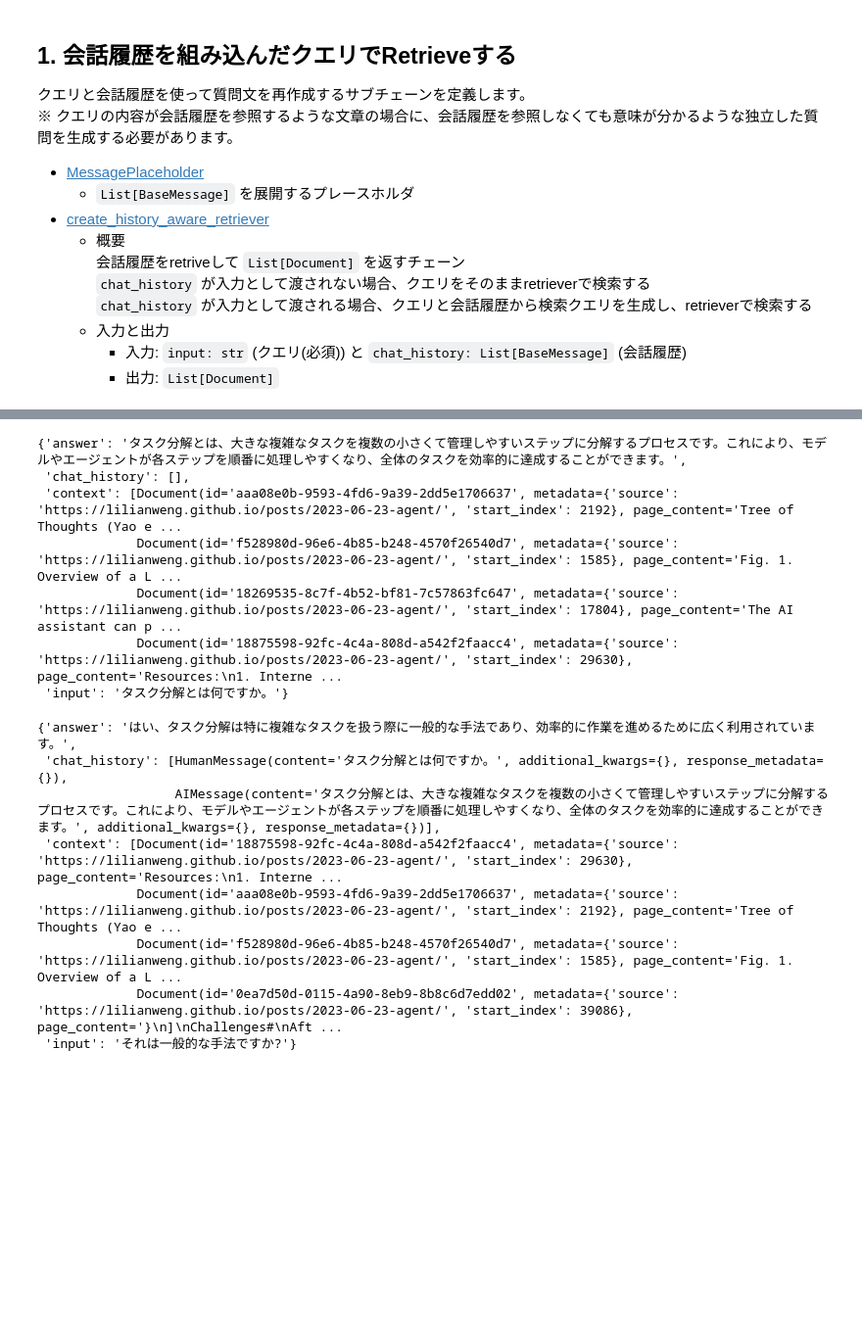
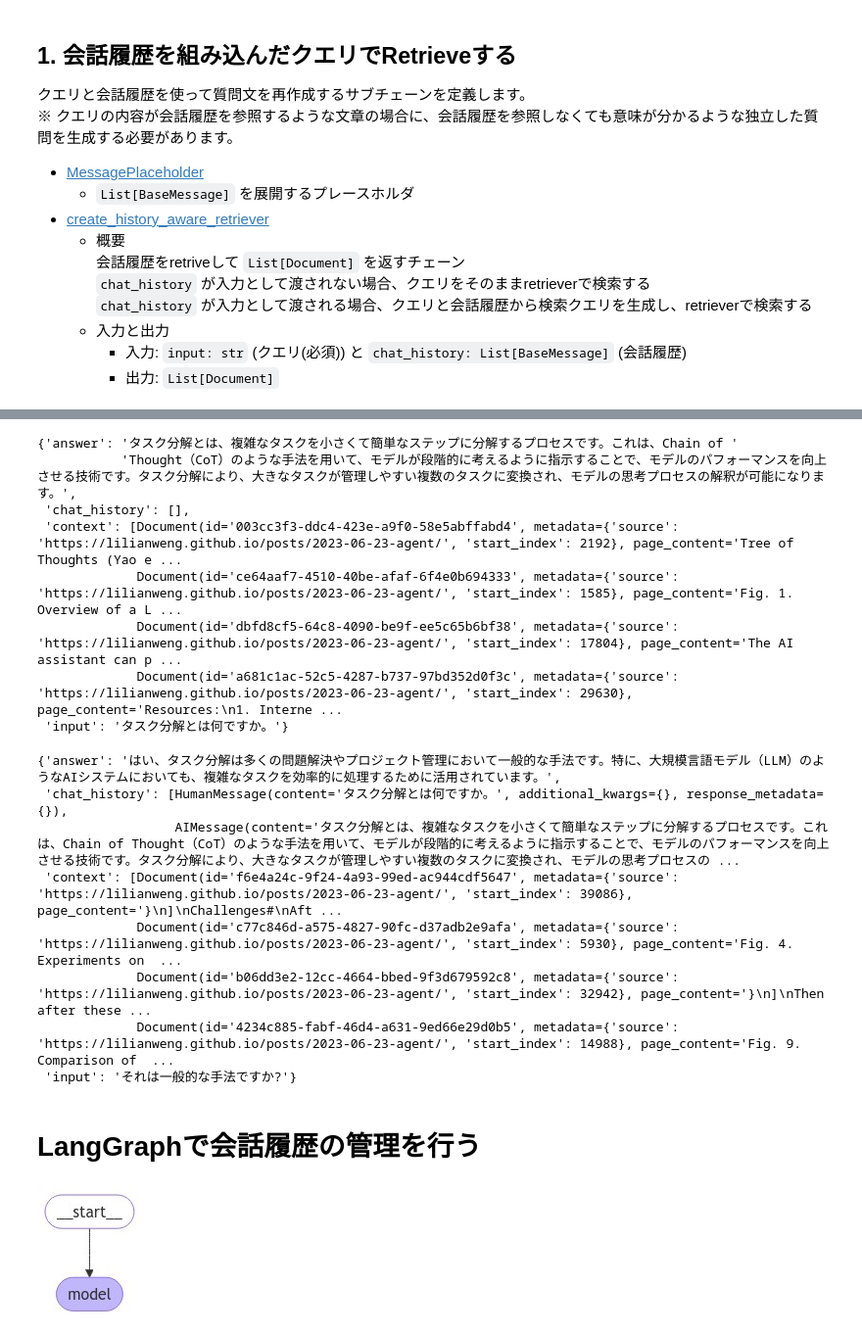
Before and after one commit to ng3rdstmadgke/llm-work, a Jupyter notebook: notebook/langchain-tutorial/06_conversational_rag_app.ipynb, the cells around one changed output, grey strips where cells are left out. Shown: that part at 98% size. Saved outputs shown, nothing was run; the diff lists cells and outputs as text; code cells hidden in the pictures; blank space fills up the shorter version.

```diff
--- a/notebook/langchain-tutorial/06_conversational_rag_app.ipynb
+++ b/notebook/langchain-tutorial/06_conversational_rag_app.ipynb
@@ -173,7 +218,7 @@ from langchain_core.runnables import RunnablePassthrough
 from langchain_core.output_parsers import StrOutputParser
 
 # モデル
-llm = ChatOpenAI(model="gpt-4o-mini")
+llm = ChatOpenAI(model="gpt-4o")
 
 #
 # 1. ロード & 分割 & 保存
@@ -388,12 +442,13 @@ chat_history.extend([
     AIMessage(content=response["answer"])
 ])
 # %% [output]
-{'answer': 'タスク分解とは、大きな複雑なタスクを複数の小さくて管理しやすいステップに分解するプロセスです。これにより、モデルやエージェントが各ステップを順番に処理しやすくなり、全体のタスクを効率的に達成することができます。',
+{'answer': 'タスク分解とは、複雑なタスクを小さくて簡単なステップに分解するプロセスです。これは、Chain of '
+           'Thought（CoT）のような手法を用いて、モデルが段階的に考えるように指示することで、モデルのパフォーマンスを向上させる技術です。タスク分解により、大きなタスクが管理しやすい複数のタスクに変換され、モデルの思考プロセスの解釈が可能になります。',
  'chat_history': [],
- 'context': [Document(id='aaa08e0b-9593-4fd6-9a39-2dd5e1706637', metadata={'source': 'https://lilianweng.github.io/posts/2023-06-23-agent/', 'start_index': 2192}, page_content='Tree of Thoughts (Yao e ...
-             Document(id='f528980d-96e6-4b85-b248-4570f26540d7', metadata={'source': 'https://lilianweng.github.io/posts/2023-06-23-agent/', 'start_index': 1585}, page_content='Fig. 1. Overview of a L ...
-             Document(id='18269535-8c7f-4b52-bf81-7c57863fc647', metadata={'source': 'https://lilianweng.github.io/posts/2023-06-23-agent/', 'start_index': 17804}, page_content='The AI assistant can p ...
-             Document(id='18875598-92fc-4c4a-808d-a542f2faacc4', metadata={'source': 'https://lilianweng.github.io/posts/2023-06-23-agent/', 'start_index': 29630}, page_content='Resources:\n1. Interne ...
+ 'context': [Document(id='003cc3f3-ddc4-423e-a9f0-58e5abffabd4', metadata={'source': 'https://lilianweng.github.io/posts/2023-06-23-agent/', 'start_index': 2192}, page_content='Tree of Thoughts (Yao e ...
+             Document(id='ce64aaf7-4510-40be-afaf-6f4e0b694333', metadata={'source': 'https://lilianweng.github.io/posts/2023-06-23-agent/', 'start_index': 1585}, page_content='Fig. 1. Overview of a L ...
+             Document(id='dbfd8cf5-64c8-4090-be9f-ee5c65b6bf38', metadata={'source': 'https://lilianweng.github.io/posts/2023-06-23-agent/', 'start_index': 17804}, page_content='The AI assistant can p ...
+             Document(id='a681c1ac-52c5-4287-b737-97bd352d0f3c', metadata={'source': 'https://lilianweng.github.io/posts/2023-06-23-agent/', 'start_index': 29630}, page_content='Resources:\n1. Interne ...
  'input': 'タスク分解とは何ですか。'}
 # %%
 # クエリと会話履歴から独立した質問を生成して、Retriverで検索
@@ -401,11 +456,56 @@ chat_history.extend([
 response = rag_chain.invoke({"input": "それは一般的な手法ですか?", "chat_history": chat_history})
 pprint(response)
 # %% [output]
-{'answer': 'はい、タスク分解は特に複雑なタスクを扱う際に一般的な手法であり、効率的に作業を進めるために広く利用されています。',
+{'answer': 'はい、タスク分解は多くの問題解決やプロジェクト管理において一般的な手法です。特に、大規模言語モデル（LLM）のようなAIシステムにおいても、複雑なタスクを効率的に処理するために活用されています。',
  'chat_history': [HumanMessage(content='タスク分解とは何ですか。', additional_kwargs={}, response_metadata={}),
-                  AIMessage(content='タスク分解とは、大きな複雑なタスクを複数の小さくて管理しやすいステップに分解するプロセスです。これにより、モデルやエージェントが各ステップを順番に処理しやすくなり、全体のタスクを効率的に達成することができます。', additional_kwargs={}, response_metadata={})],
- 'context': [Document(id='18875598-92fc-4c4a-808d-a542f2faacc4', metadata={'source': 'https://lilianweng.github.io/posts/2023-06-23-agent/', 'start_index': 29630}, page_content='Resources:\n1. Interne ...
-             Document(id='aaa08e0b-9593-4fd6-9a39-2dd5e1706637', metadata={'source': 'https://lilianweng.github.io/posts/2023-06-23-agent/', 'start_index': 2192}, page_content='Tree of Thoughts (Yao e ...
-             Document(id='f528980d-96e6-4b85-b248-4570f26540d7', metadata={'source': 'https://lilianweng.github.io/posts/2023-06-23-agent/', 'start_index': 1585}, page_content='Fig. 1. Overview of a L ...
-             Document(id='0ea7d50d-0115-4a90-8eb9-8b8c6d7edd02', metadata={'source': 'https://lilianweng.github.io/posts/2023-06-23-agent/', 'start_index': 39086}, page_content='}\n]\nChallenges#\nAft ...
+                  AIMessage(content='タスク分解とは、複雑なタスクを小さくて簡単なステップに分解するプロセスです。これは、Chain of Thought（CoT）のような手法を用いて、モデルが段階的に考えるように指示することで、モデルのパフォーマンスを向上させる技術です。タスク分解により、大きなタスクが管理しやすい複数のタスクに変換され、モデルの思考プロセスの ...
+ 'context': [Document(id='f6e4a24c-9f24-4a93-99ed-ac944cdf5647', metadata={'source': 'https://lilianweng.github.io/posts/2023-06-23-agent/', 'start_index': 39086}, page_content='}\n]\nChallenges#\nAft ...
+             Document(id='c77c846d-a575-4827-90fc-d37adb2e9afa', metadata={'source': 'https://lilianweng.github.io/posts/2023-06-23-agent/', 'start_index': 5930}, page_content='Fig. 4. Experiments on  ...
+             Document(id='b06dd3e2-12cc-4664-bbed-9f3d679592c8', metadata={'source': 'https://lilianweng.github.io/posts/2023-06-23-agent/', 'start_index': 32942}, page_content='}\n]\nThen after these ...
+             Document(id='4234c885-fabf-46d4-a631-9ed66e29d0b5', metadata={'source': 'https://lilianweng.github.io/posts/2023-06-23-agent/', 'start_index': 14988}, page_content='Fig. 9. Comparison of  ...
  'input': 'それは一般的な手法ですか?'}
+# %% [markdown]
+# LangGraphで会話履歴の管理を行う
+# %%
+from typing import Sequence
+from langchain_core.messages import BaseMessage
+from langgraph.checkpoint.memory import MemorySaver
+from langgraph.graph import START, StateGraph
+from langgraph.graph.message import add_messages
+from typing_extensions import TypedDict, Annotated
+from IPython.display import Image, display
+
+# アプリケーションの状態を表すデータ構造
+# rag_chainの入出力に合わせている
+class State(TypedDict):
+    input: str
+    chat_history: Annotated[Sequence[BaseMessage], add_messages]
+    context: str
+    answer: str
+
+# rag_chainを実行する単純なノードを定義
+# ノードの戻り値でグラフの状態を更新する
+def call_model(state: State):
+    response = rag_chain.invoke(state)
+    return {
+        # 入力メッセージと応答メッセージで会話履歴を更新
+        "chat_history": [
+            HumanMessage(content=state["input"]),
+            AIMessage(content=response["answer"])
+        ],
+        "context": response["context"],
+        "answer": response["answer"]
+    }
+
+
+workflow = StateGraph(state_schema=State)
+workflow.add_node("model", call_model)
+workflow.add_edge(START, "model")
+
+memory = MemorySaver()
+app = workflow.compile(checkpointer=memory)
+
+# mermaidでグラフを可視化してPNG形式で出力
+display(Image(app.get_graph().draw_mermaid_png()))
+# %% [output]
+[figure, added]
```
Also changed, not shown: parts of 15 cells of this notebook.
